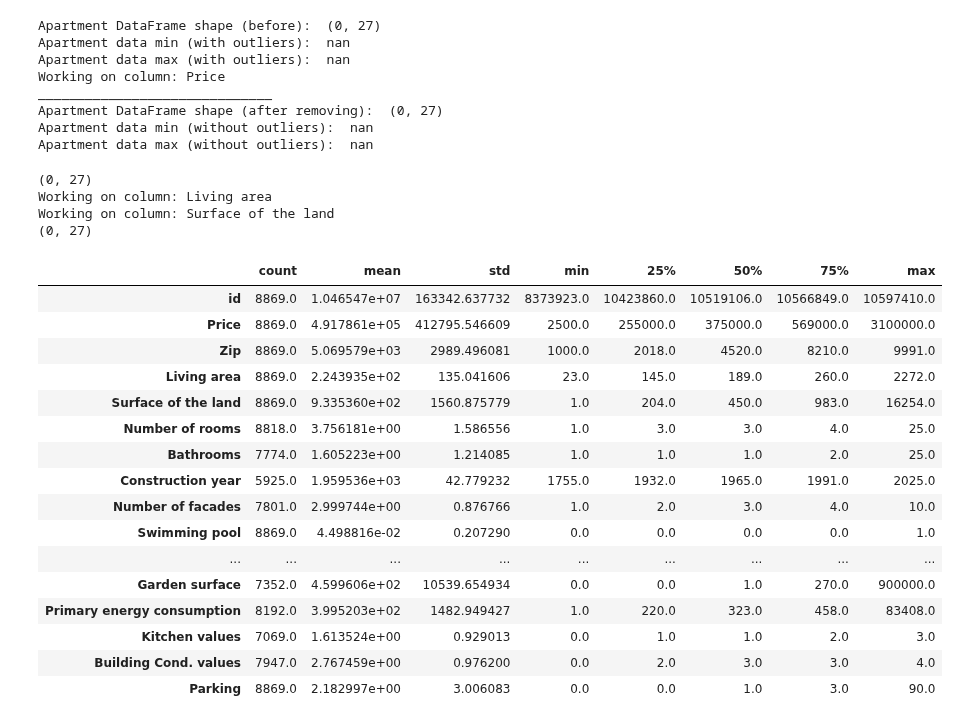
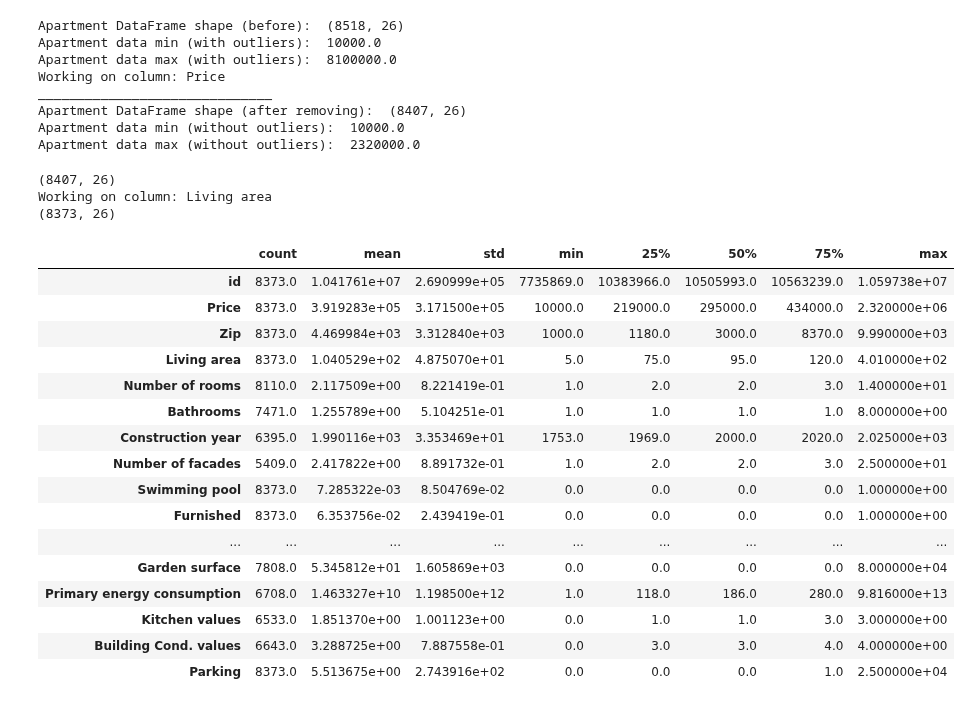
Before and after one commit to Ta-DevSark/challenge-regression, a Jupyter notebook: apt_cleaning.ipynb, the cells around one changed output. Cells and saved outputs as stored; diff of their text form; code cells hidden in the pictures.

Commit message:
apartment_clean_update_melike

```diff
--- a/apt_cleaning.ipynb
+++ b/apt_cleaning.ipynb
@@ -179,6 +191,5 @@ df = df.loc[:, ~df.columns.isin(['Fully equipped kitchen','Building condition'])
 # %%
 df = df.drop(df[df["Living area"].isna()].index)
-df = df.drop(df[df["Surface of the land"].isna()].index)
 # %%
 conditions = [
     (df["Covered parking spaces"].notna()) & (df["Outdoor parking spaces"].notna()),
@@ -224,7 +235,6 @@ df = df.astype({"Price":"float",
                 "Living area":"float",
                 "Terrace surface":"float",
                 "Garden surface":"float",
-                "Surface of the land":"float",
                 "Number of facades":"float",
                 "Primary energy consumption":"float"})
 # %%
@@ -243,18 +253,18 @@ def remove_outliers(df, columns, n_std) -> pd.DataFrame:
         df = df[(df[col] <= mean+(n_std*sd))]
     return df
 
-new_housedf = remove_outliers(aptdf, ['Price'], 4)
+aptdf = remove_outliers(aptdf, ['Price'], 4)
 
 print("_"*30)
 print("Apartment DataFrame shape (after removing): ",aptdf.shape)
 print("Apartment data min (without outliers): ", aptdf['Price'].min())
 print("Apartment data max (without outliers): ", aptdf['Price'].max())
 # %% [output]
-Apartment DataFrame shape (before):  (0, 27)
-Apartment data min (with outliers):  nan
-Apartment data max (with outliers):  nan
+Apartment DataFrame shape (before):  (8518, 26)
+Apartment data min (with outliers):  10000.0
+Apartment data max (with outliers):  8100000.0
 Working on column: Price
 ______________________________
-Apartment DataFrame shape (after removing):  (0, 27)
-Apartment data min (without outliers):  nan
-Apartment data max (without outliers):  nan
+Apartment DataFrame shape (after removing):  (8407, 26)
+Apartment data min (without outliers):  10000.0
+Apartment data max (without outliers):  2320000.0
@@ -263,29 +271,28 @@ df.groupby("Surroundings type")["Price"].max()
 # %%
-print(new_housedf.shape)
-house_df = remove_outliers(new_housedf, ['Living area','Surface of the land'], 3)
-print(house_df.shape)
+print(aptdf.shape)
+apt_df = remove_outliers(aptdf, ['Living area'], 3)
+print(apt_df.shape)
 # %% [output]
-(0, 27)
+(8407, 26)
 Working on column: Living area
-Working on column: Surface of the land
-(0, 27)
+(8373, 26)
 # %%
-house_df.describe().T
+apt_df.describe().T
 # %% [output]
 |  | count | mean | std | min | 25% | 50% | 75% | max |
-| id | 8869.0 | 1.046547e+07 | 163342.637732 | 8373923.0 | 10423860.0 | 10519106.0 | 10566849.0 | 10597410.0 |
-| Price | 8869.0 | 4.917861e+05 | 412795.546609 | 2500.0 | 255000.0 | 375000.0 | 569000.0 | 3100000.0 |
-| Zip | 8869.0 | 5.069579e+03 | 2989.496081 | 1000.0 | 2018.0 | 4520.0 | 8210.0 | 9991.0 |
-| Living area | 8869.0 | 2.243935e+02 | 135.041606 | 23.0 | 145.0 | 189.0 | 260.0 | 2272.0 |
-| Surface of the land | 8869.0 | 9.335360e+02 | 1560.875779 | 1.0 | 204.0 | 450.0 | 983.0 | 16254.0 |
-| Number of rooms | 8818.0 | 3.756181e+00 | 1.586556 | 1.0 | 3.0 | 3.0 | 4.0 | 25.0 |
-| Bathrooms | 7774.0 | 1.605223e+00 | 1.214085 | 1.0 | 1.0 | 1.0 | 2.0 | 25.0 |
-| Construction year | 5925.0 | 1.959536e+03 | 42.779232 | 1755.0 | 1932.0 | 1965.0 | 1991.0 | 2025.0 |
-| Number of facades | 7801.0 | 2.999744e+00 | 0.876766 | 1.0 | 2.0 | 3.0 | 4.0 | 10.0 |
-| Swimming pool | 8869.0 | 4.498816e-02 | 0.207290 | 0.0 | 0.0 | 0.0 | 0.0 | 1.0 |
+| id | 8373.0 | 1.041761e+07 | 2.690999e+05 | 7735869.0 | 10383966.0 | 10505993.0 | 10563239.0 | 1.059738e+07 |
+| Price | 8373.0 | 3.919283e+05 | 3.171500e+05 | 10000.0 | 219000.0 | 295000.0 | 434000.0 | 2.320000e+06 |
+| Zip | 8373.0 | 4.469984e+03 | 3.312840e+03 | 1000.0 | 1180.0 | 3000.0 | 8370.0 | 9.990000e+03 |
+| Living area | 8373.0 | 1.040529e+02 | 4.875070e+01 | 5.0 | 75.0 | 95.0 | 120.0 | 4.010000e+02 |
+| Number of rooms | 8110.0 | 2.117509e+00 | 8.221419e-01 | 1.0 | 2.0 | 2.0 | 3.0 | 1.400000e+01 |
+| Bathrooms | 7471.0 | 1.255789e+00 | 5.104251e-01 | 1.0 | 1.0 | 1.0 | 1.0 | 8.000000e+00 |
+| Construction year | 6395.0 | 1.990116e+03 | 3.353469e+01 | 1753.0 | 1969.0 | 2000.0 | 2020.0 | 2.025000e+03 |
+| Number of facades | 5409.0 | 2.417822e+00 | 8.891732e-01 | 1.0 | 2.0 | 2.0 | 3.0 | 2.500000e+01 |
+| Swimming pool | 8373.0 | 7.285322e-03 | 8.504769e-02 | 0.0 | 0.0 | 0.0 | 0.0 | 1.000000e+00 |
+| Furnished | 8373.0 | 6.353756e-02 | 2.439419e-01 | 0.0 | 0.0 | 0.0 | 0.0 | 1.000000e+00 |
 | ... | ... | ... | ... | ... | ... | ... | ... | ... |
-| Garden surface | 7352.0 | 4.599606e+02 | 10539.654934 | 0.0 | 0.0 | 1.0 | 270.0 | 900000.0 |
-| Primary energy consumption | 8192.0 | 3.995203e+02 | 1482.949427 | 1.0 | 220.0 | 323.0 | 458.0 | 83408.0 |
-| Kitchen values | 7069.0 | 1.613524e+00 | 0.929013 | 0.0 | 1.0 | 1.0 | 2.0 | 3.0 |
-| Building Cond. values | 7947.0 | 2.767459e+00 | 0.976200 | 0.0 | 2.0 | 3.0 | 3.0 | 4.0 |
-| Parking | 8869.0 | 2.182997e+00 | 3.006083 | 0.0 | 0.0 | 1.0 | 3.0 | 90.0 |
+| Garden surface | 7808.0 | 5.345812e+01 | 1.605869e+03 | 0.0 | 0.0 | 0.0 | 0.0 | 8.000000e+04 |
+| Primary energy consumption | 6708.0 | 1.463327e+10 | 1.198500e+12 | 1.0 | 118.0 | 186.0 | 280.0 | 9.816000e+13 |
+| Kitchen values | 6533.0 | 1.851370e+00 | 1.001123e+00 | 0.0 | 1.0 | 1.0 | 3.0 | 3.000000e+00 |
+| Building Cond. values | 6643.0 | 3.288725e+00 | 7.887558e-01 | 0.0 | 3.0 | 3.0 | 4.0 | 4.000000e+00 |
+| Parking | 8373.0 | 5.513675e+00 | 2.743916e+02 | 0.0 | 0.0 | 0.0 | 1.0 | 2.500000e+04 |
```
Also changed, not shown: parts of 19 cells of this notebook, 2 other files.
